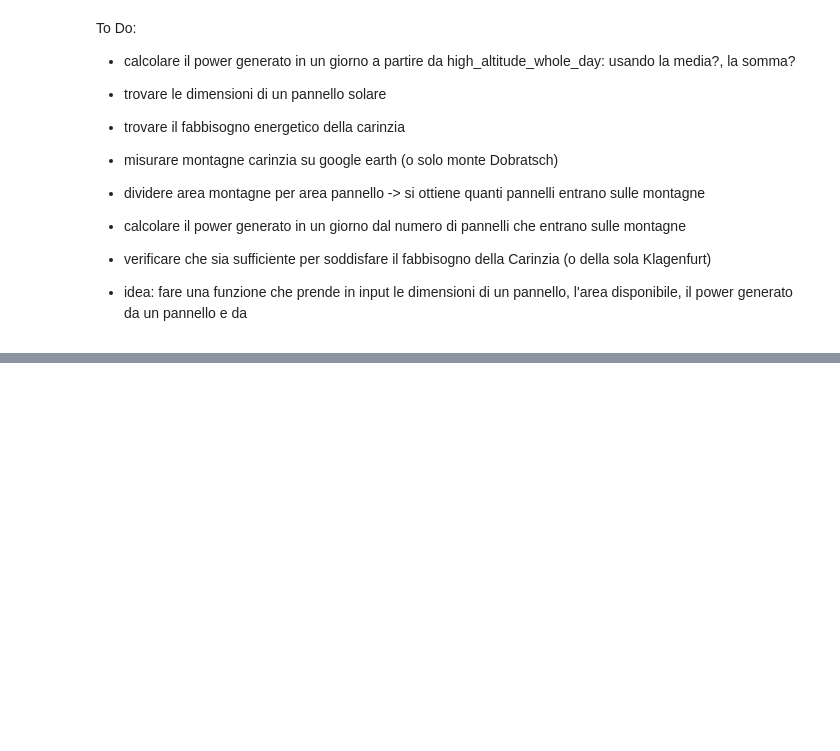
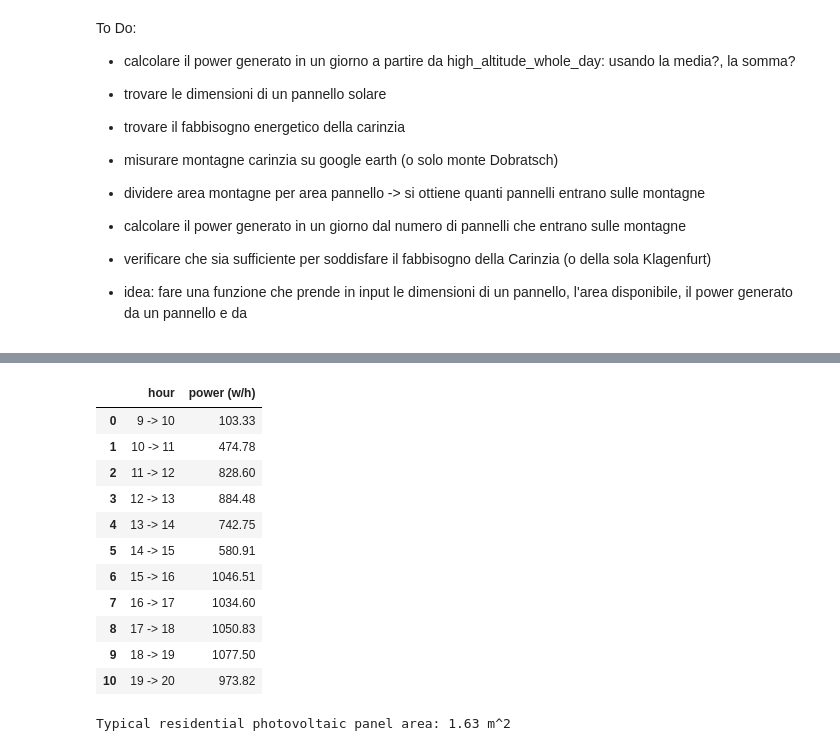
Before and after one commit to Cecco-Bandi/PV_project, a Jupyter notebook: main.ipynb, the cells around one changed output, grey strips where cells are left out. Drawn from its saved outputs; the diff is of its cells as text; code cells hidden in the pictures; blank space fills up the shorter version.

```diff
--- a/main.ipynb
+++ b/main.ipynb
@@ -797,0 +823,3 @@ The power produced by 1 solar panel for the whole day is: 1.62313 kW
+# %%
+high_altitude_whole_day.index=pd.to_datetime(high_altitude_whole_day.index)
+high_altitude_whole_day
@@ -797,0 +840,56 @@ The power produced by 1 solar panel for the whole day is: 1.62313 kW
+# %%
+def hourly_power_generation(df):
+    idx = df.index
+    total_seconds = []
+    hourly_means = []
+    power_per_second = []
+    hpg_hours = []
+    hpg_power = []
+    count=0
+    for i in range(len(idx)-1):
+        hour_curr = idx[i].hour
+        hour_succ = idx[i + 1].hour
+        hour_delta = hour_curr - hour_pred
+
+        delta_timestamp = abs(idx[i] - idx[i + 1])
+
+        delta_seconds = int(delta_timestamp.total_seconds())
+
+        missing_power = [int(df['power'][i])] * delta_seconds
+        power_per_second += missing_power
+
+
+        if hour_curr != hour_succ:
+            hpg_hours.append(f'{hour_curr} -> {hour_succ}')
+            hpg_power.append(f'{sum(power_per_second) * 1e-3:.2f}')
+            power_per_second = []
+            # print('num samples: ',len(power_per_second))
+            # print(f'{sum(power_per_second) * 1e-3:.2f} w/h')
+            # print('\n')
+    hpg_hours.append('19 -> 20')
+    hpg_power.append(f'{sum(power_per_second) * 1e-3:.2f}')
+    power_per_second = []
+    return pd.DataFrame({'hour':hpg_hours, 'power (w/h)':hpg_power})
+# %%
+hpg = hourly_power_generation(high_altitude_whole_day)
+hpg
+# %% [output]
+|  | hour | power (w/h) |
+| 0 | 9 -> 10 | 103.33 |
+| 1 | 10 -> 11 | 474.78 |
+| 2 | 11 -> 12 | 828.60 |
+| 3 | 12 -> 13 | 884.48 |
+| 4 | 13 -> 14 | 742.75 |
+| 5 | 14 -> 15 | 580.91 |
+| 6 | 15 -> 16 | 1046.51 |
+| 7 | 16 -> 17 | 1034.60 |
+| 8 | 17 -> 18 | 1050.83 |
+| 9 | 18 -> 19 | 1077.50 |
+| 10 | 19 -> 20 | 973.82 |
+# %%
+pv_panel_dims = (165, 99)
+pv_panel_area = pv_panel_dims[0] * pv_panel_dims[1]
+pv_panel_area = pv_panel_area * 0.0001
+print(f'Typical residential photovoltaic panel area: {pv_panel_area:.2f} m^2')
+# %% [output]
+Typical residential photovoltaic panel area: 1.63 m^2
```
Also changed, not shown: parts of 34 cells of this notebook, 2 other files.
